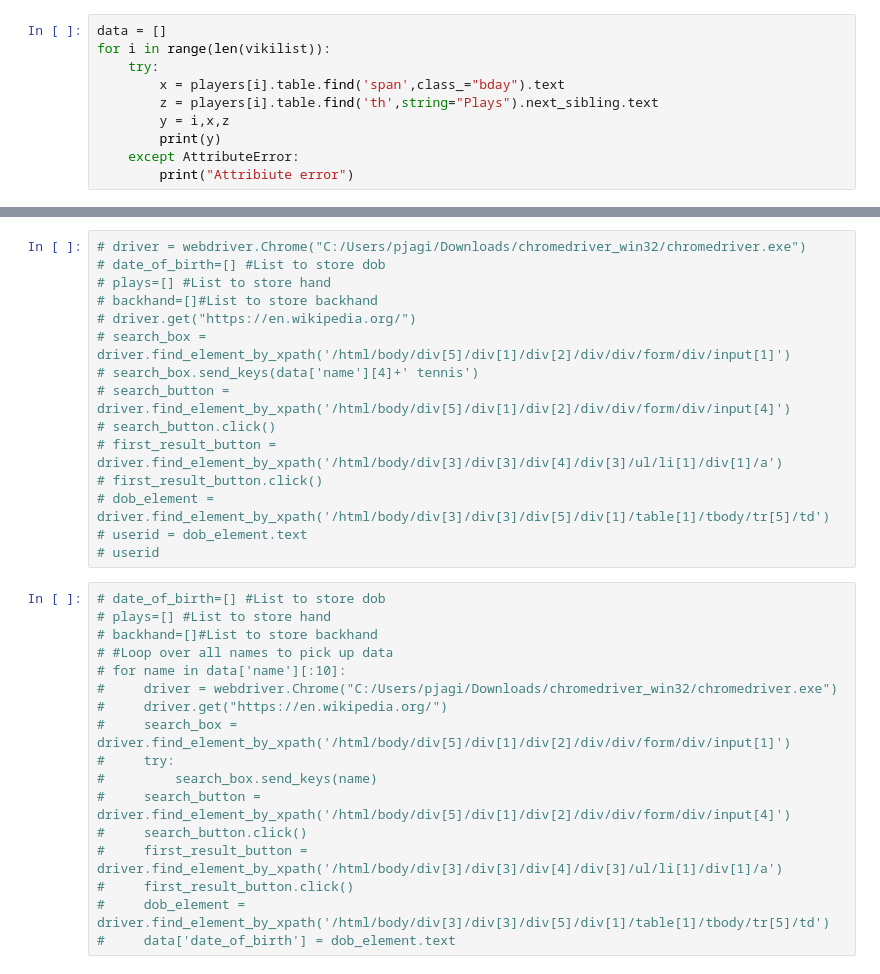
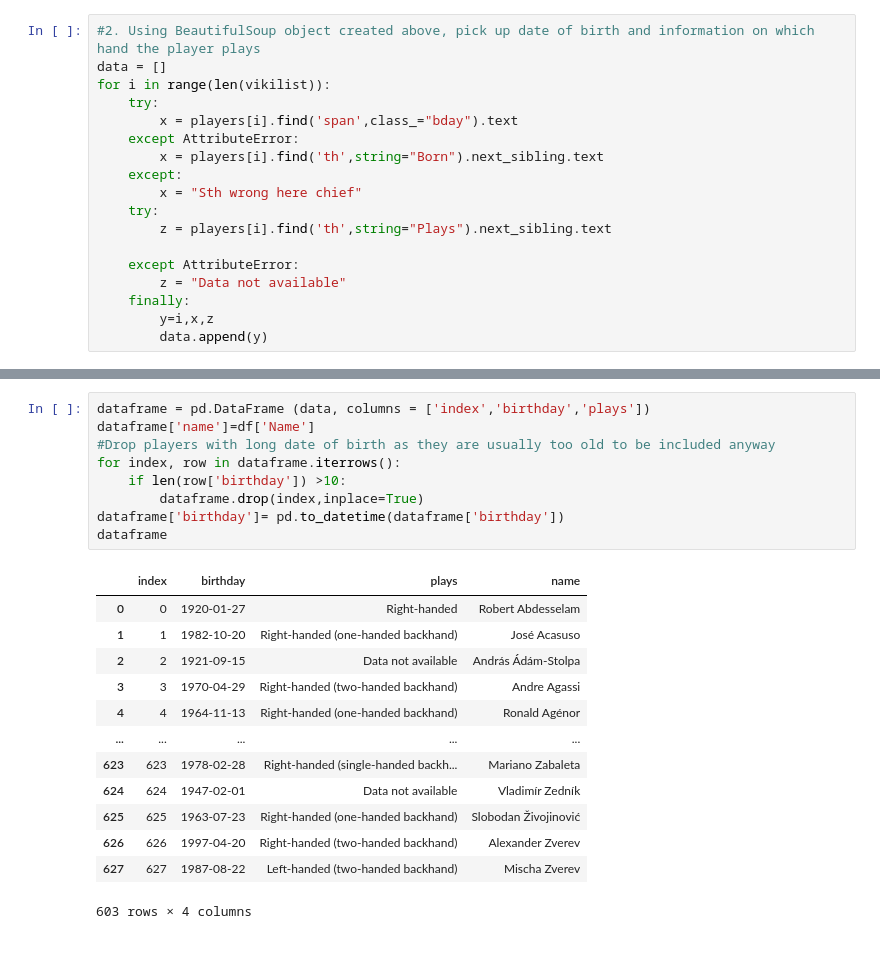
Before and after one commit to p-majkut/Tennis_NN, a Jupyter notebook: Scraping player data.ipynb, the cells around one changed output, grey strips where cells are left out. Drawn from its saved outputs; the diff is of its cells as text.

```diff
--- a/Scraping player data.ipynb
+++ b/Scraping player data.ipynb
@@ -42,10 +66,18 @@ players[4].table.find('th',string="Plays").next_sibling.text
 # %%
+#2. Using BeautifulSoup object created above, pick up date of birth and information on which hand the player plays
 data = []
 for i in range(len(vikilist)):
     try:
-        x = players[i].table.find('span',class_="bday").text
-        z = players[i].table.find('th',string="Plays").next_sibling.text
-        y = i,x,z
-        print(y)
+        x = players[i].find('span',class_="bday").text
     except AttributeError:
-        print("Attribiute error")
+        x = players[i].find('th',string="Born").next_sibling.text
+    except:
+        x = "Sth wrong here chief"
+    try:
+        z = players[i].find('th',string="Plays").next_sibling.text
+
+    except AttributeError:
+        z = "Data not available"
+    finally:
+        y=i,x,z
+        data.append(y)
@@ -101,32 +104,23 @@ for a in soup.find_all('a', href=True):
-# %%
-# driver = webdriver.Chrome("C:/Users/pjagi/Downloads/chromedriver_win32/chromedriver.exe")
-# date_of_birth=[] #List to store dob
-# plays=[] #List to store hand
-# backhand=[]#List to store backhand
-# driver.get("https://en.wikipedia.org/")
-# search_box = driver.find_element_by_xpath('/html/body/div[5]/div[1]/div[2]/div/div/form/div/input[1]')
-# search_box.send_keys(data['name'][4]+' tennis')
-# search_button = driver.find_element_by_xpath('/html/body/div[5]/div[1]/div[2]/div/div/form/div/input[4]')
-# search_button.click()
-# first_result_button = driver.find_element_by_xpath('/html/body/div[3]/div[3]/div[4]/div[3]/ul/li[1]/div[1]/a')
-# first_result_button.click()
-# dob_element = driver.find_element_by_xpath('/html/body/div[3]/div[3]/div[5]/div[1]/table[1]/tbody/tr[5]/td')
-# userid = dob_element.text
-# userid
-# %%
-# date_of_birth=[] #List to store dob
-# plays=[] #List to store hand
-# backhand=[]#List to store backhand
-# #Loop over all names to pick up data
-# for name in data['name'][:10]:
-#     driver = webdriver.Chrome("C:/Users/pjagi/Downloads/chromedriver_win32/chromedriver.exe")
-#     driver.get("https://en.wikipedia.org/")
-#     search_box = driver.find_element_by_xpath('/html/body/div[5]/div[1]/div[2]/div/div/form/div/input[1]')
-#     try:
-#         search_box.send_keys(name)
-#     search_button = driver.find_element_by_xpath('/html/body/div[5]/div[1]/div[2]/div/div/form/div/input[4]')
-#     search_button.click()
-#     first_result_button = driver.find_element_by_xpath('/html/body/div[3]/div[3]/div[4]/div[3]/ul/li[1]/div[1]/a')
-#     first_result_button.click()
-#     dob_element = driver.find_element_by_xpath('/html/body/div[3]/div[3]/div[5]/div[1]/table[1]/tbody/tr[5]/td')
-#     data['date_of_birth'] = dob_element.text
+# %%
+dataframe = pd.DataFrame (data, columns = ['index','birthday','plays'])
+dataframe['name']=df['Name']
+#Drop players with long date of birth as they are usually too old to be included anyway
+for index, row in dataframe.iterrows():
+    if len(row['birthday']) >10:
+        dataframe.drop(index,inplace=True)
+dataframe['birthday']= pd.to_datetime(dataframe['birthday'])
+dataframe
+# %% [output]
+|  | index | birthday | plays | name |
+| 0 | 0 | 1920-01-27 | Right-handed | Robert Abdesselam |
+| 1 | 1 | 1982-10-20 | Right-handed (one-handed backhand) | José Acasuso |
+| 2 | 2 | 1921-09-15 | Data not available | András Ádám-Stolpa |
+| 3 | 3 | 1970-04-29 | Right-handed (two-handed backhand) | Andre Agassi |
+| 4 | 4 | 1964-11-13 | Right-handed (one-handed backhand) | Ronald Agénor |
+| ... | ... | ... | ... | ... |
+| 623 | 623 | 1978-02-28 | Right-handed (single-handed backh... | Mariano Zabaleta |
+| 624 | 624 | 1947-02-01 | Data not available | Vladimír Zedník |
+| 625 | 625 | 1963-07-23 | Right-handed (one-handed backhand) | Slobodan Živojinović |
+| 626 | 626 | 1997-04-20 | Right-handed (two-handed backhand) | Alexander Zverev |
+| 627 | 627 | 1987-08-22 | Left-handed (two-handed backhand) | Mischa Zverev |
+603 rows × 4 columns
```
Also changed, not shown: parts of 17 cells of this notebook.
